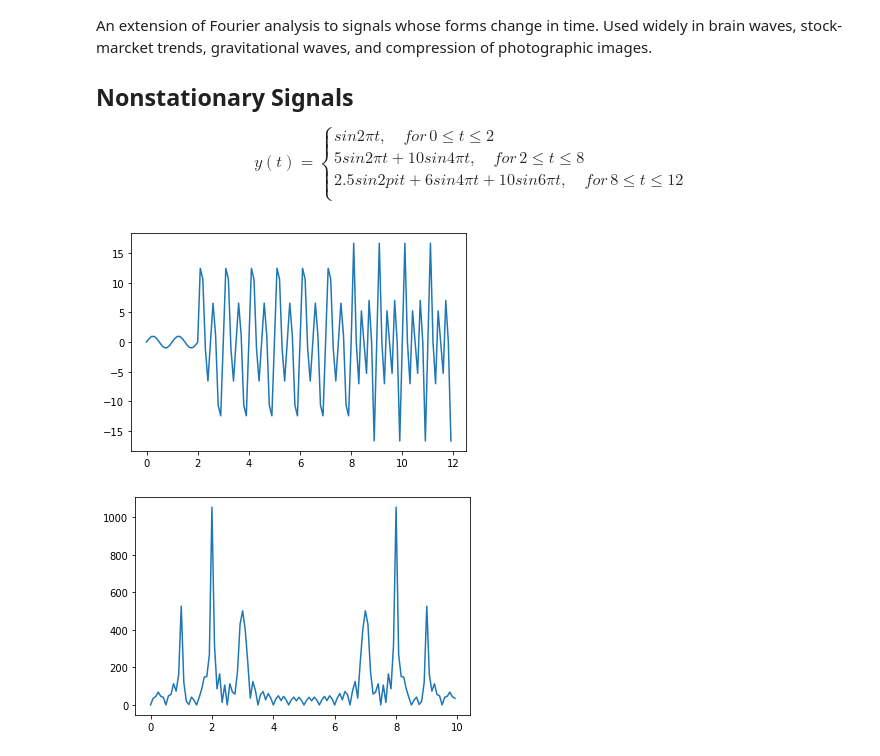
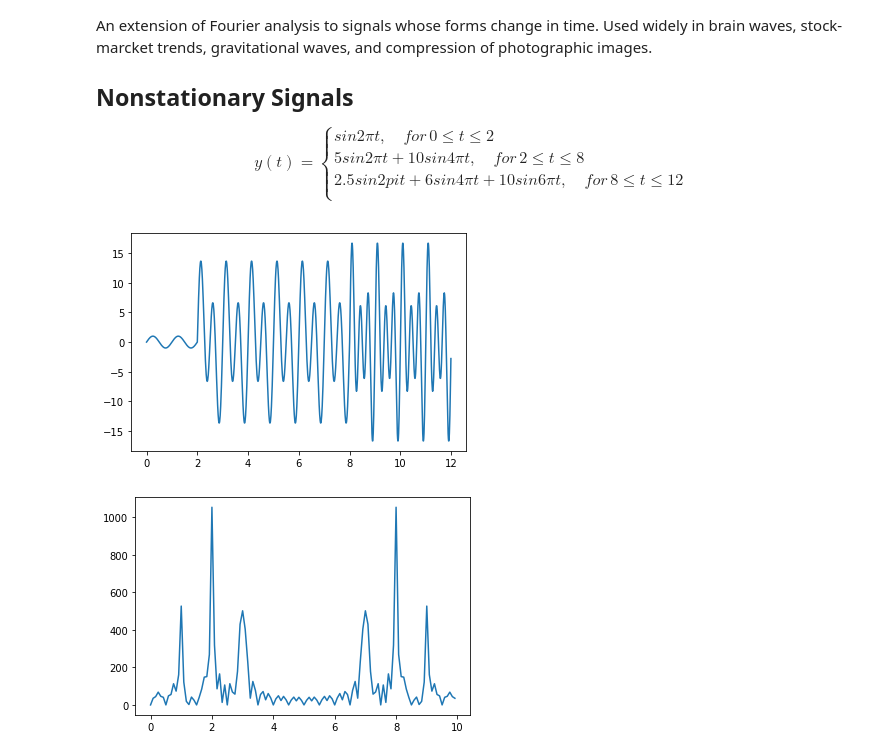
Before and after one commit to sabaronett/computational-physics-class-404-604-Spring-2020, a Jupyter notebook: lectures/Lect20-pre.ipynb, the cells around one changed output. Drawn from its saved outputs; the diff is of its cells as text; code cells hidden in the pictures.

```diff
--- a/lectures/Lect20-pre.ipynb
+++ b/lectures/Lect20-pre.ipynb
@@ -26,25 +26,25 @@ y(t)=\begin{cases} sin 2\pi t, \quad for \, 0\leq t\leq 2\\
 # %%
 import matplotlib.pyplot as plt
 from numpy import *
 
 def func(t):
     if(0<=t and t<=2):
         y=sin(2.*pi*t)
     if(2<=t and t<=8):
         y=5.*sin(2.*pi*t)+10.*sin(4.*pi*t)
     if(8<=t and t<=12):
         y=2.5*sin(2.*pi*t)+6.*sin(4.*pi*t)+10.*sin(6.*pi*t)
     return y
 
-t=arange(0,12,0.1)
+t=arange(0,12,0.01)
 y=zeros(len(t))
 for idx in range(len(t)):
     y[idx]=func(t[idx])
 
 plt.plot(t,y)
 plt.show()
 # %% [output]
-[figure, old version]
+[figure, new version]
 # %%
 # Fourier analysis
 
```
